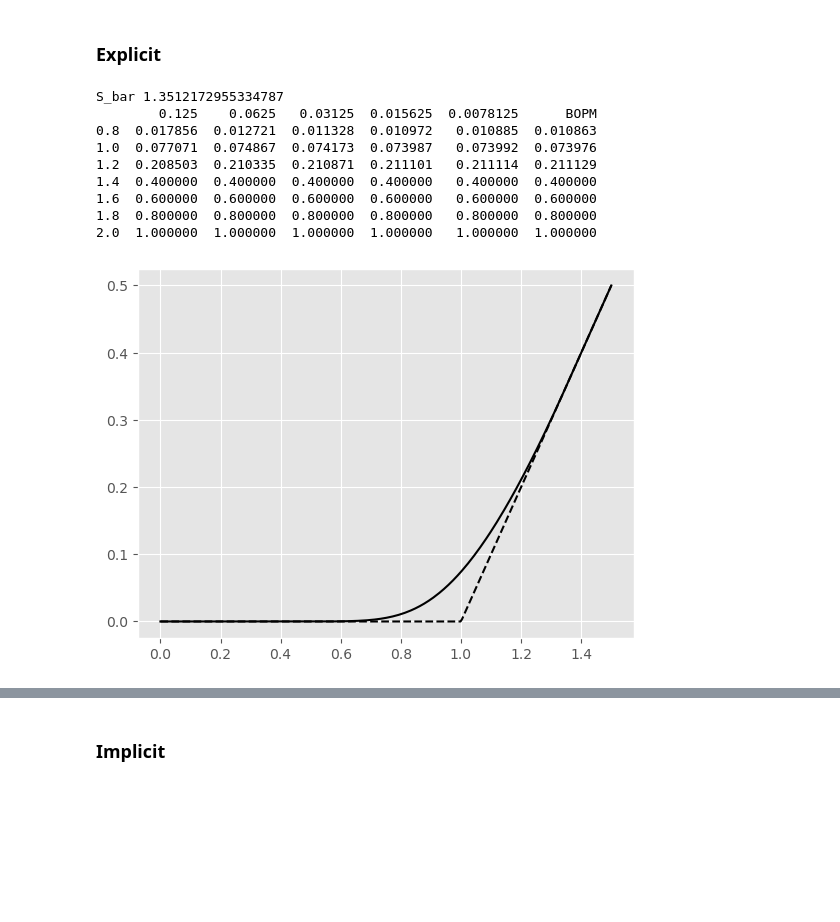
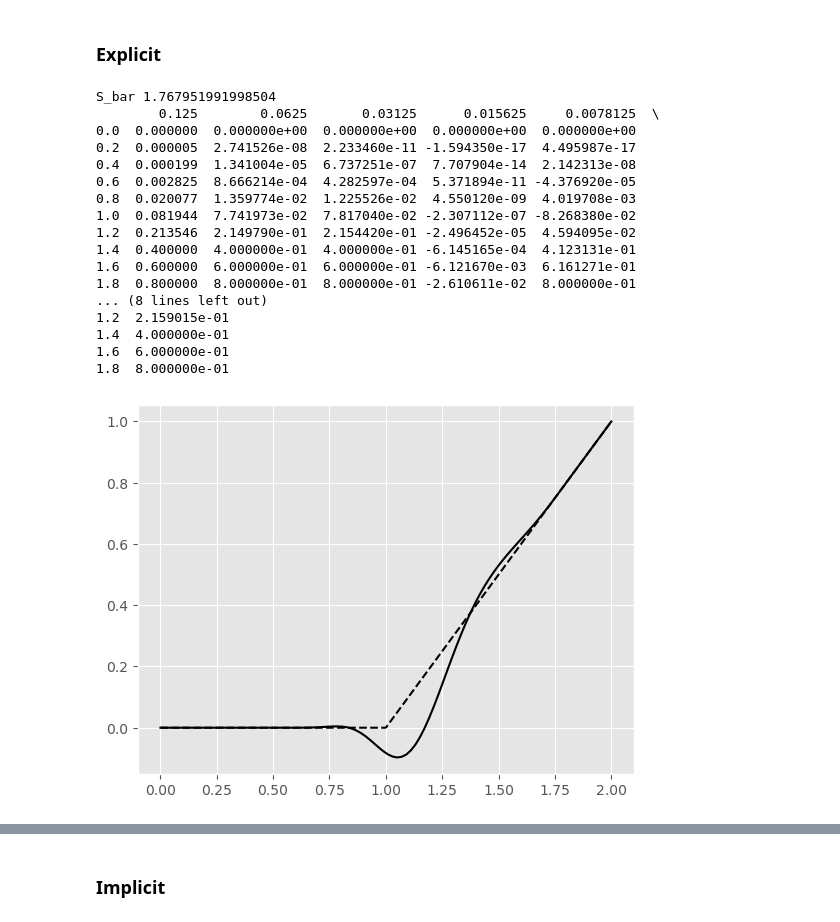
Before and after one commit to Alcruz/interstellar, a Jupyter notebook: src/numericalresults.ipynb, the cells around one changed output, grey strips where cells are left out. Cells and saved outputs as stored; diff of their text form; code cells hidden in the pictures; blank space fills up the shorter version.

```diff
--- a/src/numericalresults.ipynb
+++ b/src/numericalresults.ipynb
@@ -201,8 +314,8 @@ S_test = np.arange(0.8, S_max + 0.2, step=0.2)
 import matplotlib.pyplot as plt
 V_bopm = np.array([utils.calculate_amer_option(put, si, r, sigma, 1000) for si in S_test])
 # %%
-S_plot = np.linspace(0, 1.5, num=300)
-V_plot = np.array([utils.calculate_amer_option(put, si, r, sigma, 500) for si in S_plot])
+S_plot = np.linspace(0, 1.5, num=500)
+V_plot = np.array([utils.calculate_amer_option(put, si, r, sigma, 50) for si in S_plot])
 
 S_foo = np.linspace(0, 1.5, num=1000)
 V_foo = interpolate.interp1d(S_plot, V_plot)
@@ -210,6 +323,6 @@ print("S_bar", S_foo[np.argmin(np.abs(V_foo(S_foo) - put.payoff(S_foo)) <= 0.000
 
 plt.plot(S_plot, V_plot, '-k')
 plt.plot(S_plot, put.payoff(S_plot), '--k')
-plt.xlim([0.5, 1.5])
-plt.ylim(top=0.5)
+plt.xlim([0.8, 1.5])
+plt.ylim(bottom=-0.01,top=0.2)
 # %% [output]
@@ -332,6 +623,7 @@ NameError: name 'put' is not defined
 # %%
 import numpy as np
 import pandas as pd
+import matplotlib.pyplot as plt
 import option
 import utils
 
@@ -340,6 +632,15 @@ T = 1
 call = option.call(K, T)
 r = 0.1
 sigma = 0.2
-delta = 0.1
+delta = 0.09
 S_max = 2
-S_test = np.arange(0.8, S_max + 0.1, step=0.2)
+S_min = 0
+S_test = np.arange(S_min, S_max, step=0.2)
+# %%
+from scipy import interpolate
+S_plot = np.linspace(S_min, S_max, num=100)
+V_plot = np.array([utils.calculate_amer_option(call, si, r, sigma, 100, delta=delta) for si in S_plot])
+
+S_foo = np.linspace(K, S_max, num=1000)
+V_foo = interpolate.interp1d(S_plot, V_plot, kind='cubic')
+print("S_bar", S_foo[np.argmax(np.abs(V_foo(S_foo) - call.payoff(S_foo)) <= 0.00001)])
@@ -345,0 +649,6 @@ S_test = np.arange(0.8, S_max + 0.1, step=0.2)
+# %%
+plt.plot(S_plot, V_plot, '-k')
+payoff_linspace = np.linspace(0, S_max, num=500)
+plt.plot(payoff_linspace, call.payoff(payoff_linspace), '--k')
+plt.xlim(left=0.5,right=1.4)
+plt.ylim(bottom=-0.01, top=0.4)
@@ -372,39 +670,49 @@ S_bar 1.3393393393393394
 # %%
 import numpy as np
 import pandas as pd
 import option
 import matplotlib.pyplot as plt
 from frontfixing import nielsen
 from scipy import interpolate
 import timeit
 
 dx = [1/8, 1/16, 1/32, 1/64, 1/128]
 dt = 0.5*np.power(dx, 2)
 
 V_pred = np.empty((len(dx), len(S_test)))
 for i in range(len(dx)):
-    S, V_call, S_bar = nielsen.solve_explicitly(call, r=r,sigma=sigma, dx=dx[i], dt=dt[i], delta=delta)
-    V_call = utils.interpolate_call_amer(call, S_bar, 5, S, V_call)
+    S, V, S_bar = nielsen.solve_explicitly(call, r=r,sigma=sigma, dx=dx[i], dt=dt[i], delta=delta)
+    V = utils.interpolate_call_amer(call, S_bar, S_max+2, S, V)
     if i == len(dx)-1:
-        S_plot = np.linspace(0, 1.5, num=300)
-        plt.plot(S_plot, V_call(S_plot), '-k')
-        plt.plot(S_plot, call.payoff(S_plot), '--k')
+        S_plot = np.linspace(0, S_max, num=100)
+        plt.plot(S_plot, V(S_plot), '-k')
+        plt.plot(payoff_linspace, call.payoff(payoff_linspace), '--k')
         print("S_bar", S_bar)
-    V_pred[i] = V_call(S_test)
+        # plt.xlim(left=0.7,right=1.1)
+        # plt.ylim(top=0.1, bottom=-0.01)
+    V_pred[i] = V(S_test)
 table = pd.DataFrame(V_pred, index=dx, columns=np.round(S_test,1))
 table.loc['BOPM'] = V_bopm[:]
 print(table.T)
 # %% [output]
-S_bar 1.3512172955334787
-        0.125    0.0625   0.03125  0.015625  0.0078125      BOPM
-0.8  0.017856  0.012721  0.011328  0.010972   0.010885  0.010863
-1.0  0.077071  0.074867  0.074173  0.073987   0.073992  0.073976
-1.2  0.208503  0.210335  0.210871  0.211101   0.211114  0.211129
-1.4  0.400000  0.400000  0.400000  0.400000   0.400000  0.400000
-1.6  0.600000  0.600000  0.600000  0.600000   0.600000  0.600000
-1.8  0.800000  0.800000  0.800000  0.800000   0.800000  0.800000
-2.0  1.000000  1.000000  1.000000  1.000000   1.000000  1.000000
+S_bar 1.767951991998504
+        0.125        0.0625       0.03125      0.015625     0.0078125  \
+0.0  0.000000  0.000000e+00  0.000000e+00  0.000000e+00  0.000000e+00
+0.2  0.000005  2.741526e-08  2.233460e-11 -1.594350e-17  4.495987e-17
+0.4  0.000199  1.341004e-05  6.737251e-07  7.707904e-14  2.142313e-08
+0.6  0.002825  8.666214e-04  4.282597e-04  5.371894e-11 -4.376920e-05
+0.8  0.020077  1.359774e-02  1.225526e-02  4.550120e-09  4.019708e-03
+1.0  0.081944  7.741973e-02  7.817040e-02 -2.307112e-07 -8.268380e-02
+1.2  0.213546  2.149790e-01  2.154420e-01 -2.496452e-05  4.594095e-02
+1.4  0.400000  4.000000e-01  4.000000e-01 -6.145165e-04  4.123131e-01
+1.6  0.600000  6.000000e-01  6.000000e-01 -6.121670e-03  6.161271e-01
+1.8  0.800000  8.000000e-01  8.000000e-01 -2.610611e-02  8.000000e-01
+... (8 lines left out)
+1.2  2.159015e-01
+1.4  4.000000e-01
+1.6  6.000000e-01
+1.8  8.000000e-01
-[figure, old version]
+[figure, new version]
 # %%
 (V_bopm - table.loc[dx]).pow(2).mean(axis=1).pow(0.5)
 # %% [output]
```
Also changed, not shown: parts of 99 cells of this notebook, 2 other files.
